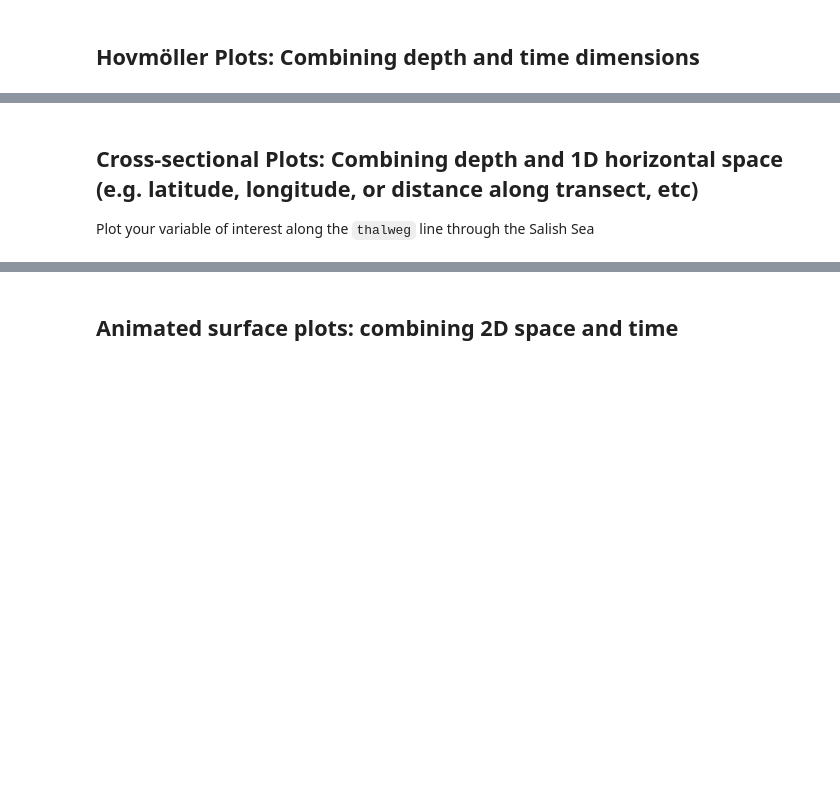
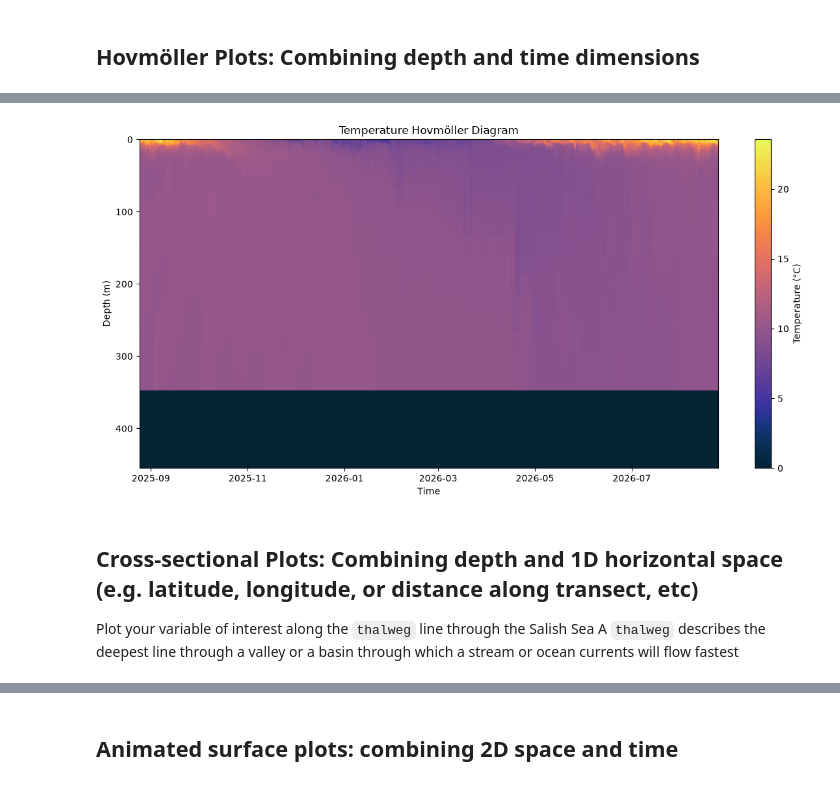
Before and after one commit to ateucher/ohw-tutorials, a Jupyter notebook: 02-Wed/DataVis/DataVis_in_4D.ipynb, the cells around one changed output, grey strips where cells are left out. Drawn from its saved outputs; the diff is of its cells as text; code cells hidden in the pictures; blank space fills up the shorter version.

Commit message:
added hovmoller plotting to datavis

```diff
--- a/02-Wed/DataVis/DataVis_in_4D.ipynb
+++ b/02-Wed/DataVis/DataVis_in_4D.ipynb
@@ -186,4 +202,32 @@ NameError: name 'latitude' is not defined
+# %%
+# Create plot
+
+cData = data["temperature"].squeeze() # Replace with your variable of interest
+
+plt.figure(figsize=(12, 6))
+
+plt.pcolormesh(
+    data["time"],
+    data["depth"],
+    cData.T,
+    shading="auto",
+    cmap=cmocean.cm.thermal
+)
+
+plt.colorbar(label="Temperature (°C)")
+plt.xlabel("Time")
+plt.ylabel("Depth (m)")
+plt.title("Temperature Hovmöller Diagram")
+
+# Reverse y-axis so it appears surface - bottom
+plt.gca().invert_yaxis()
+
+plt.tight_layout()
+plt.show()
+# %% [output]
+[figure, added]
 # %% [markdown]
 ## Cross-sectional Plots: Combining depth and 1D horizontal space (e.g. latitude, longitude, or distance along transect, etc)
 
 Plot your variable of interest along the `thalweg` line through the Salish Sea
+A `thalweg` describes the deepest line through a valley or a basin through which a stream or ocean currents will flow fastest
```
Also changed, not shown: parts of 5 cells of this notebook.
